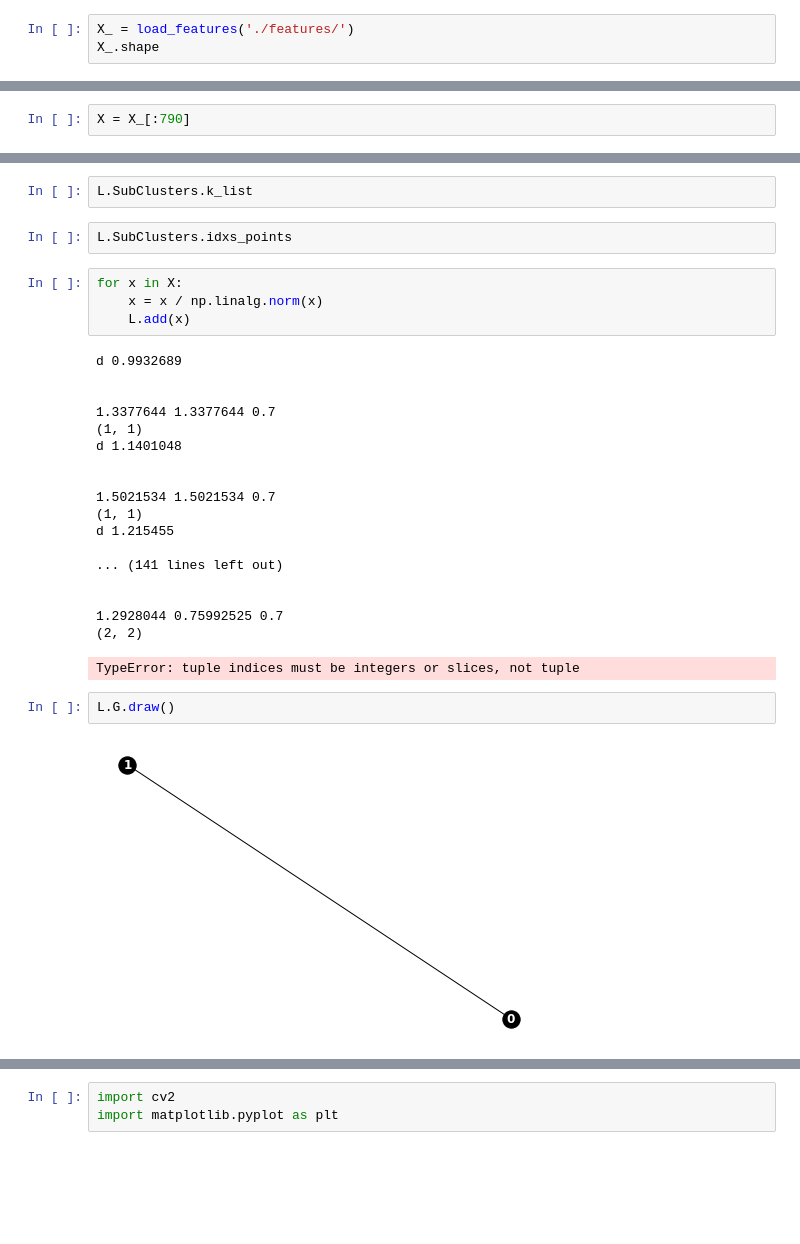
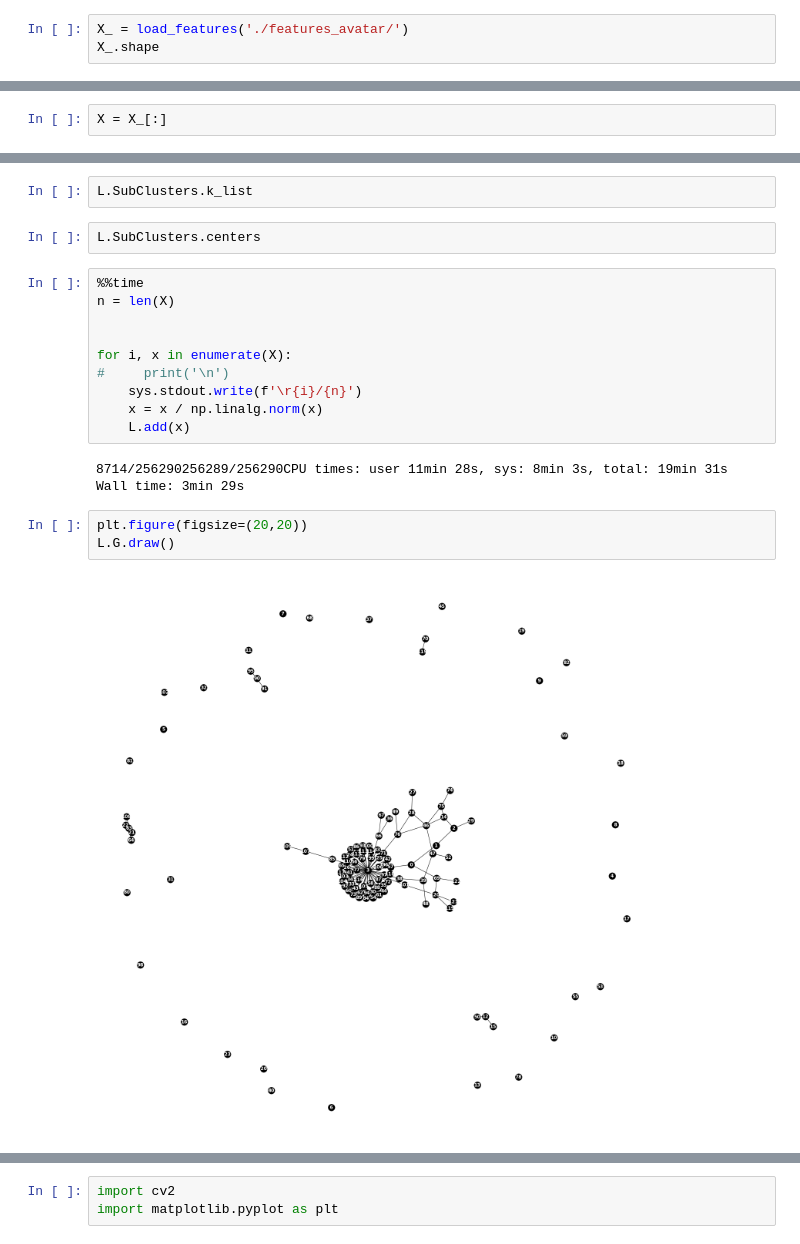
Before and after one commit to IgorHoholko/clustering, a Jupyter notebook: Untitled.ipynb, the cells around one changed output, grey strips where cells are left out. Cells and saved outputs as stored; diff of their text form; blank space fills up the shorter version.

```diff
--- a/Untitled.ipynb
+++ b/Untitled.ipynb
@@ -41,6 +47,6 @@ def load_features(path_to_features):
 
     return np.array(X)
 # %%
-X_ = load_features('./features/')
+X_ = load_features('./features_avatar/')
 X_.shape
 # %% [output]
@@ -202,6 +250,6 @@ class Links:
             self._add(centers, x)
 # %%
-X = X_[:790]
+X = X_[:]
 # %%
 L = Links()
 # %% [output]
@@ -209,31 +257,22 @@ L = Links()
 # %%
 L.SubClusters.k_list
 # %%
-L.SubClusters.idxs_points
+L.SubClusters.centers
 # %%
-for x in X:
+%%time
+n = len(X)
+
+
+for i, x in enumerate(X):
+#     print('\n')
+    sys.stdout.write(f'\r{i}/{n}')
     x = x / np.linalg.norm(x)
     L.add(x)
 # %% [output]
-d 0.9932689
-
-
-1.3377644 1.3377644 0.7
-(1, 1)
-d 1.1401048
-
-
-1.5021534 1.5021534 0.7
-(1, 1)
-d 1.215455
-
-... (141 lines left out)
-
-
-1.2928044 0.75992525 0.7
-(2, 2)
+8714/256290256289/256290CPU times: user 11min 28s, sys: 8min 3s, total: 19min 31s
+Wall time: 3min 29s
-TypeError: tuple indices must be integers or slices, not tuple
-# %%
-L.G.draw()
-# %% [output]
-[figure, removed]
+# %%
+plt.figure(figsize=(20,20))
+L.G.draw()
+# %% [output]
+[figure, added]
```
Also changed, not shown: parts of 24 cells of this notebook, 3 other files.
